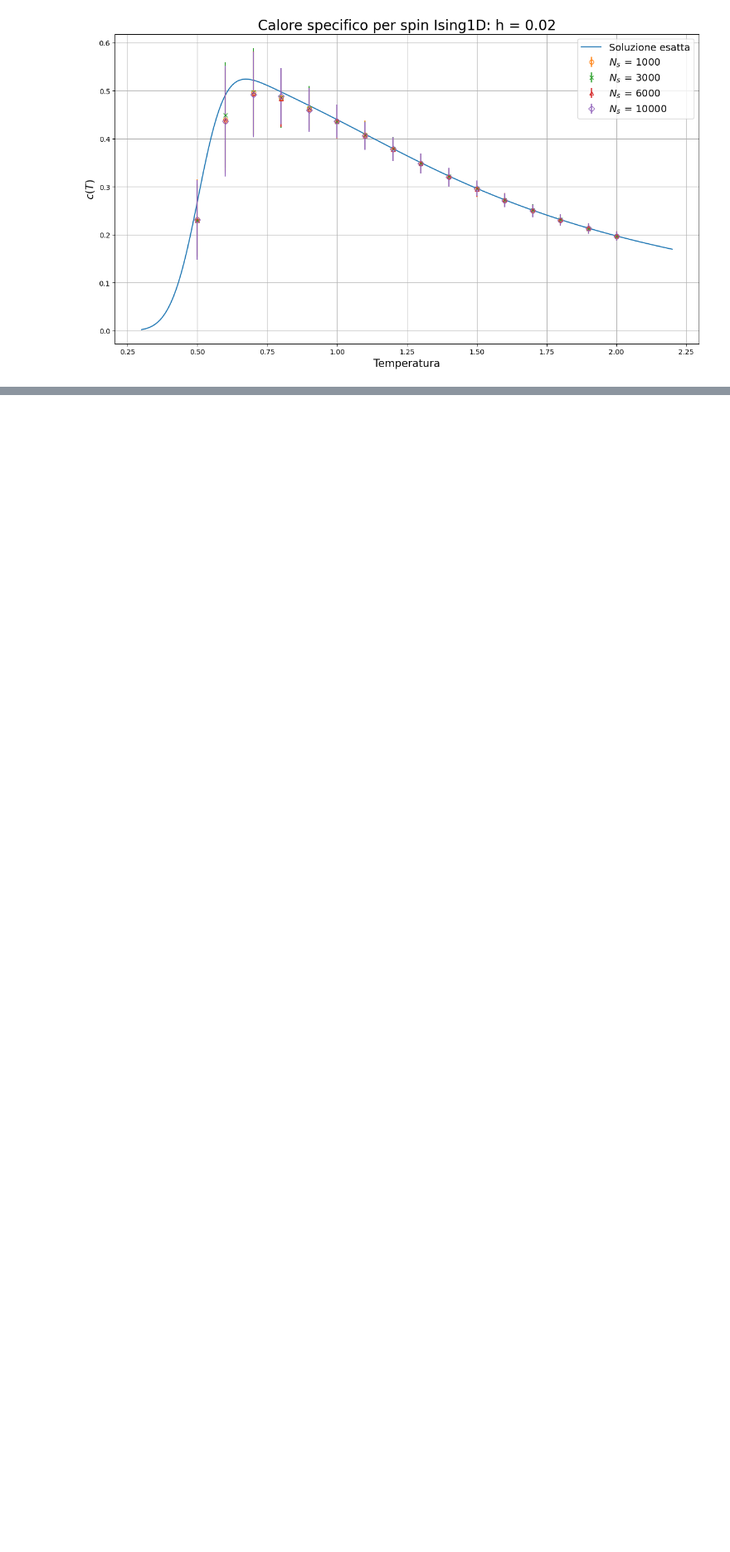
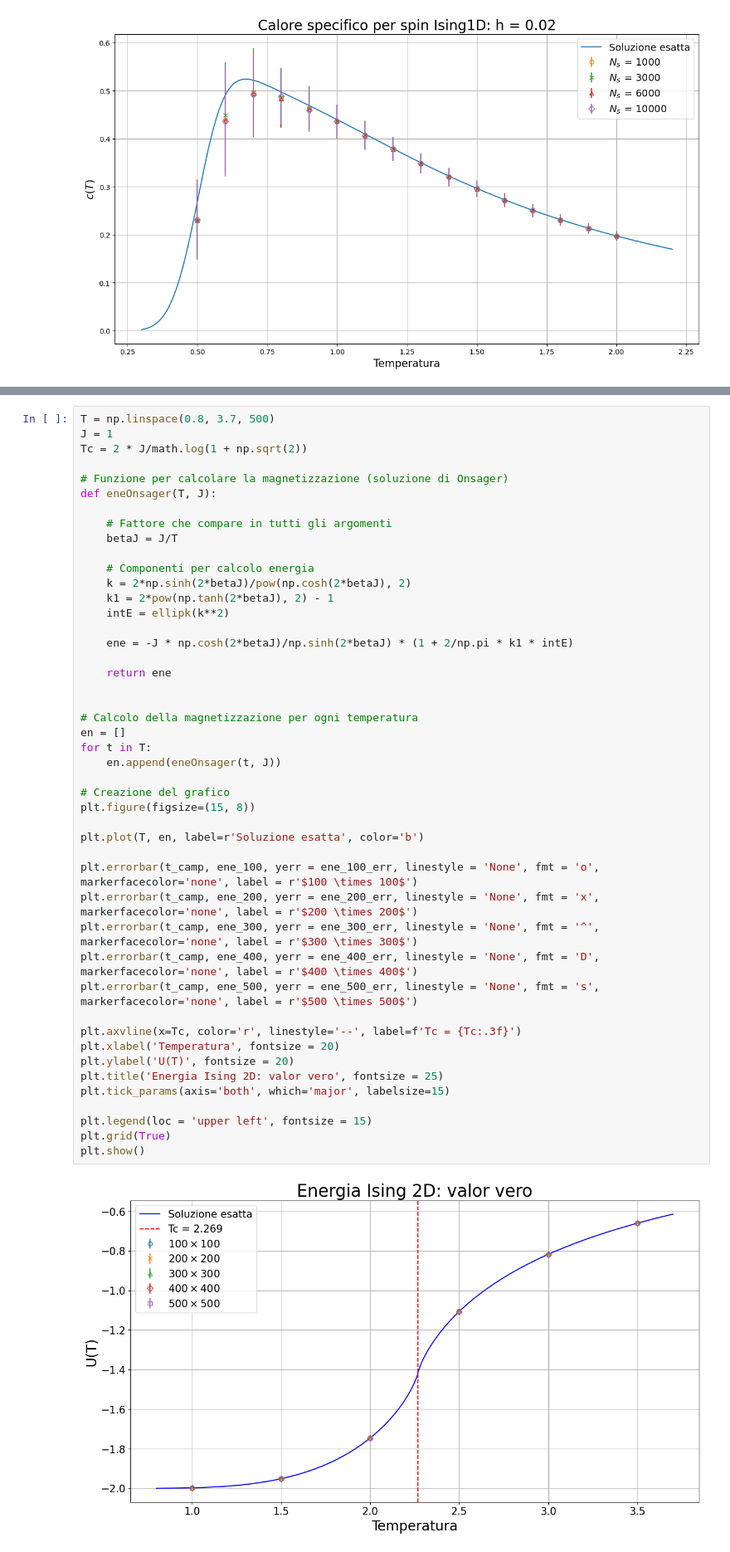
Before and after one commit to Negrini085/Simulazione-di-Materia-Condensata, a Jupyter notebook: Approfondimento/Presentazione/Immagini/grafici.ipynb, the cells around one changed output, grey strips where cells are left out. Shown: that part at 83% size. Saved outputs shown, nothing was run; the diff lists cells and outputs as text; blank space fills up the shorter version.

```diff
--- a/Approfondimento/Presentazione/Immagini/grafici.ipynb
+++ b/Approfondimento/Presentazione/Immagini/grafici.ipynb
@@ -621,0 +819,48 @@ plt.show()
+# %%
+T = np.linspace(0.8, 3.7, 500)
+J = 1
+Tc = 2 * J/math.log(1 + np.sqrt(2))
+
+# Funzione per calcolare la magnetizzazione (soluzione di Onsager)
+def eneOnsager(T, J):
+
+    # Fattore che compare in tutti gli argomenti
+    betaJ = J/T
+
+    # Componenti per calcolo energia
+    k = 2*np.sinh(2*betaJ)/pow(np.cosh(2*betaJ), 2)
+    k1 = 2*pow(np.tanh(2*betaJ), 2) - 1
+    intE = ellipk(k**2)
+
+    ene = -J * np.cosh(2*betaJ)/np.sinh(2*betaJ) * (1 + 2/np.pi * k1 * intE)
+
+    return ene
+
+
+# Calcolo della magnetizzazione per ogni temperatura
+en = []
+for t in T:
+    en.append(eneOnsager(t, J))
+
+# Creazione del grafico
+plt.figure(figsize=(15, 8))
+
+plt.plot(T, en, label=r'Soluzione esatta', color='b')
+
+plt.errorbar(t_camp, ene_100, yerr = ene_100_err, linestyle = 'None', fmt = 'o', markerfacecolor='none', label = r'$100 \times 100$')
+plt.errorbar(t_camp, ene_200, yerr = ene_200_err, linestyle = 'None', fmt = 'x', markerfacecolor='none', label = r'$200 \times 200$')
+plt.errorbar(t_camp, ene_300, yerr = ene_300_err, linestyle = 'None', fmt = '^', markerfacecolor='none', label = r'$300 \times 300$')
+plt.errorbar(t_camp, ene_400, yerr = ene_400_err, linestyle = 'None', fmt = 'D', markerfacecolor='none', label = r'$400 \times 400$')
+plt.errorbar(t_camp, ene_500, yerr = ene_500_err, linestyle = 'None', fmt = 's', markerfacecolor='none', label = r'$500 \times 500$')
+
+plt.axvline(x=Tc, color='r', linestyle='--', label=f'Tc = {Tc:.3f}')
+plt.xlabel('Temperatura', fontsize = 20)
+plt.ylabel('U(T)', fontsize = 20)
+plt.title('Energia Ising 2D: valor vero', fontsize = 25)
+plt.tick_params(axis='both', which='major', labelsize=15)
+
+plt.legend(loc = 'upper left', fontsize = 15)
+plt.grid(True)
+plt.show()
+# %% [output]
+[figure, added]
```
Also changed, not shown: parts of 10 cells of this notebook, 5 other files.
